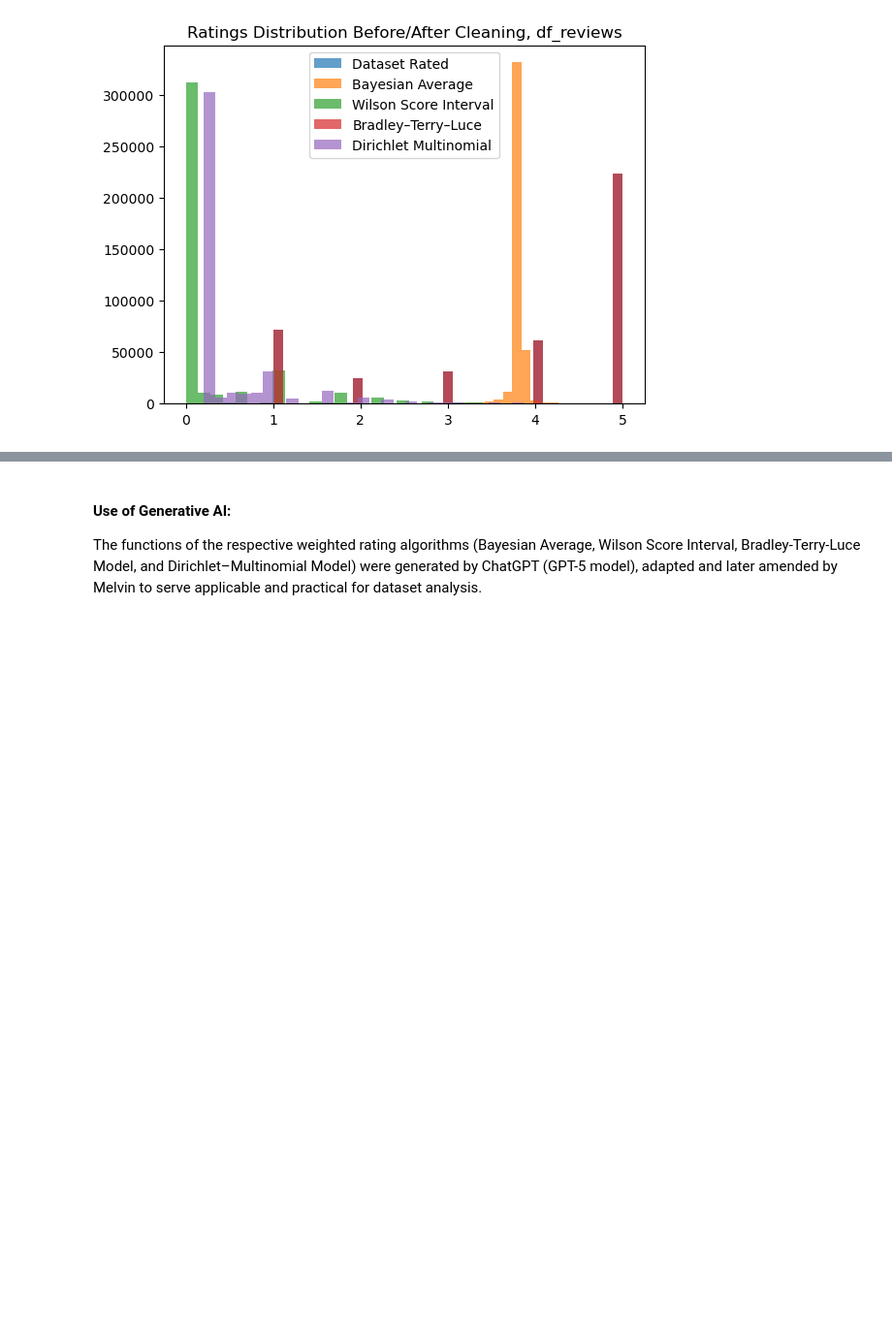
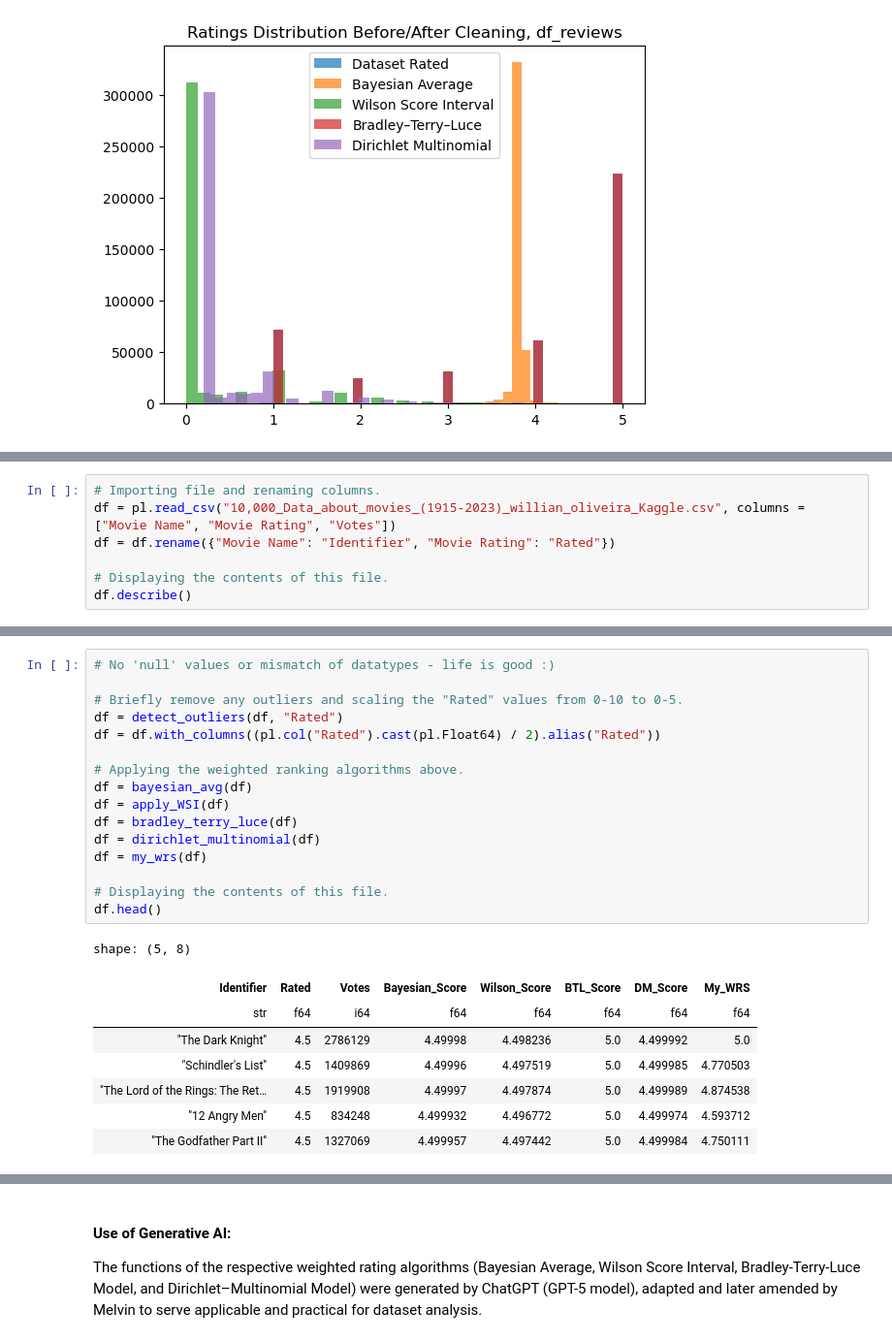
Before and after one commit to melvin-tai/Weighted-Rating-System, a Jupyter notebook: Weighted Rating System and Statistical Modelling - Addressing Small-Sample Bias.ipynb, the cells around one changed output, grey strips where cells are left out. Shown at 97% size. Saved outputs shown, nothing was run; the diff lists cells and outputs as text; blank space fills up the shorter version.

```diff
--- a/Weighted Rating System and Statistical Modelling - Addressing Small-Sample Bias.ipynb
+++ b/Weighted Rating System and Statistical Modelling - Addressing Small-Sample Bias.ipynb
@@ -745,0 +720,7 @@ make_overlapping_histogram(df_reviews, "df_reviews")
+# %%
+# Importing file and renaming columns.
+df = pl.read_csv("10,000_Data_about_movies_(1915-2023)_willian_oliveira_Kaggle.csv", columns = ["Movie Name", "Movie Rating", "Votes"])
+df = df.rename({"Movie Name": "Identifier", "Movie Rating": "Rated"})
+
+# Displaying the contents of this file.
+df.describe()
@@ -745,0 +740,25 @@ make_overlapping_histogram(df_reviews, "df_reviews")
+# %%
+# No 'null' values or mismatch of datatypes - life is good :)
+
+# Briefly remove any outliers and scaling the "Rated" values from 0-10 to 0-5.
+df = detect_outliers(df, "Rated")
+df = df.with_columns((pl.col("Rated").cast(pl.Float64) / 2).alias("Rated"))
+
+# Applying the weighted ranking algorithms above.
+df = bayesian_avg(df)
+df = apply_WSI(df)
+df = bradley_terry_luce(df)
+df = dirichlet_multinomial(df)
+df = my_wrs(df)
+
+# Displaying the contents of this file.
+df.head()
+# %% [output]
+shape: (5, 8)
+| Identifier | Rated | Votes | Bayesian_Score | Wilson_Score | BTL_Score | DM_Score | My_WRS |
+| str | f64 | i64 | f64 | f64 | f64 | f64 | f64 |
+| "The Dark Knight" | 4.5 | 2786129 | 4.49998 | 4.498236 | 5.0 | 4.499992 | 5.0 |
+| "Schindler's List" | 4.5 | 1409869 | 4.49996 | 4.497519 | 5.0 | 4.499985 | 4.770503 |
+| "The Lord of the Rings: The Ret… | 4.5 | 1919908 | 4.49997 | 4.497874 | 5.0 | 4.499989 | 4.874538 |
+| "12 Angry Men" | 4.5 | 834248 | 4.499932 | 4.496772 | 5.0 | 4.499974 | 4.593712 |
+| "The Godfather Part II" | 4.5 | 1327069 | 4.499957 | 4.497442 | 5.0 | 4.499984 | 4.750111 |
```
Also changed, not shown: parts of 21 cells of this notebook.
